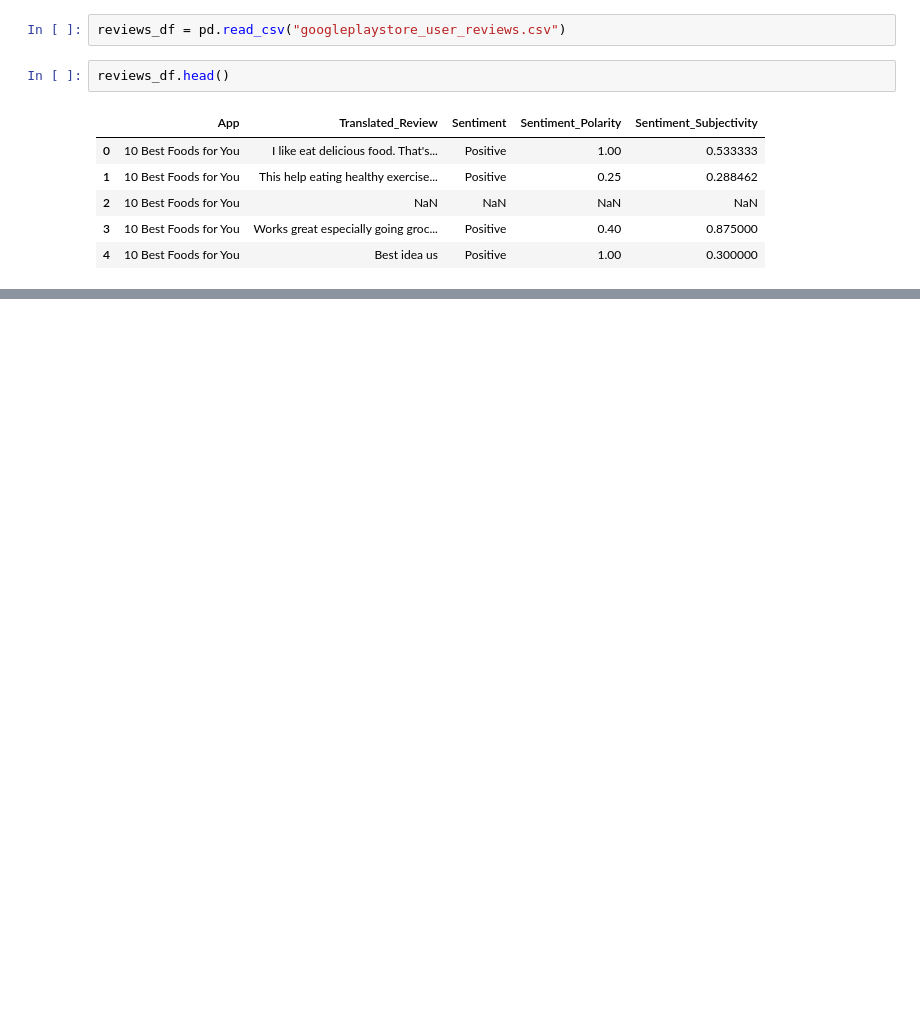
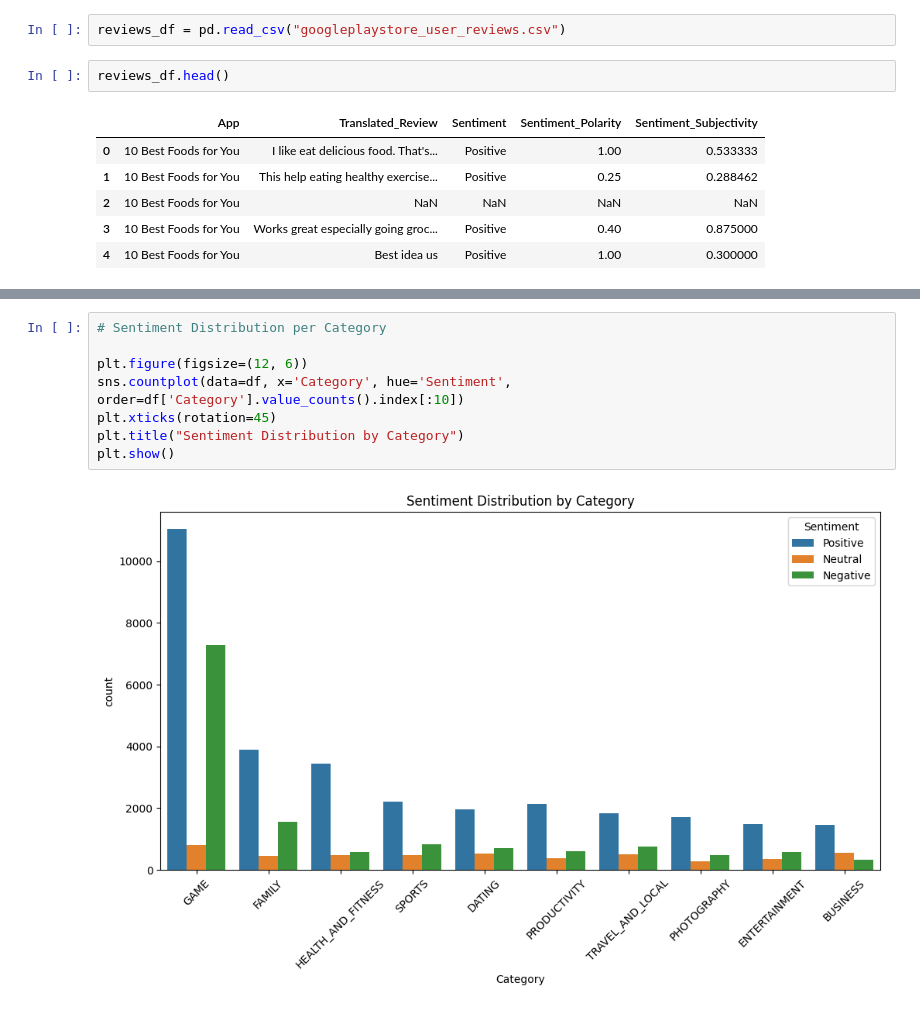
Before and after one commit to ashokrawatt/New-ML-Project, a Jupyter notebook: notebook/EDA.ipynb, the cells around one changed output, grey strips where cells are left out. Cells and saved outputs as stored; diff of their text form; blank space fills up the shorter version.

```diff
--- a/notebook/EDA.ipynb
+++ b/notebook/EDA.ipynb
@@ -360,0 +168,10 @@ plt.show()
+# %%
+# Sentiment Distribution per Category
+
+plt.figure(figsize=(12, 6))
+sns.countplot(data=df, x='Category', hue='Sentiment', order=df['Category'].value_counts().index[:10])
+plt.xticks(rotation=45)
+plt.title("Sentiment Distribution by Category")
+plt.show()
+# %% [output]
+[figure, added]
```
Also changed, not shown: parts of 76 cells of this notebook.
